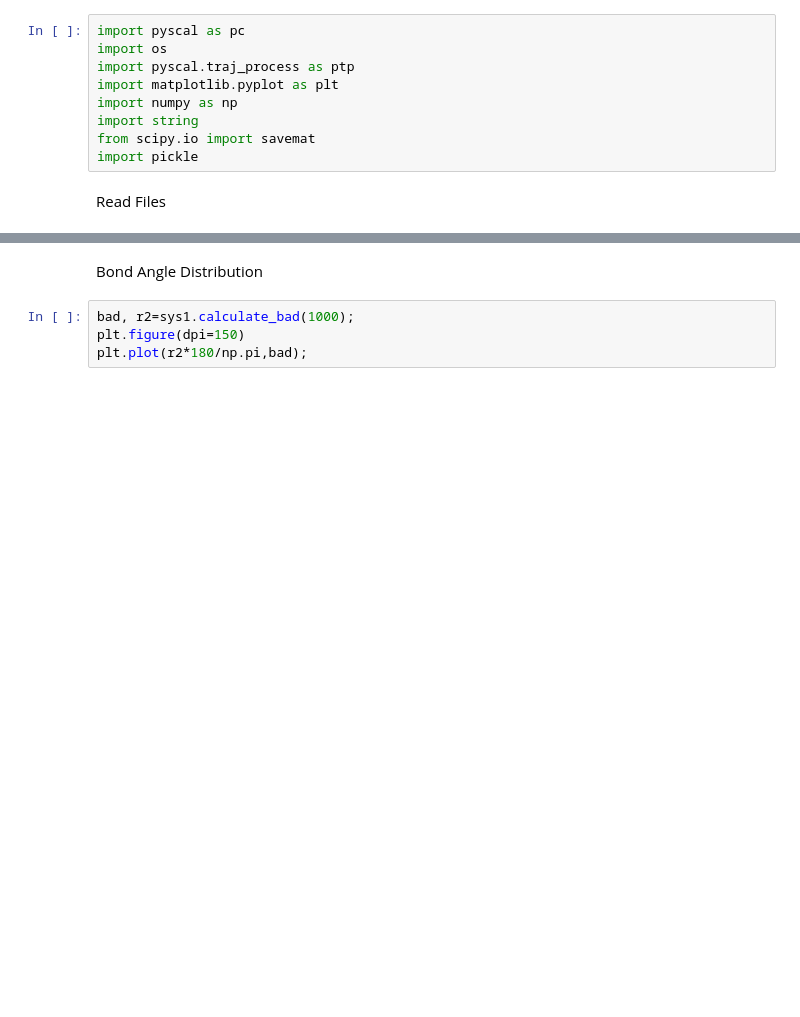
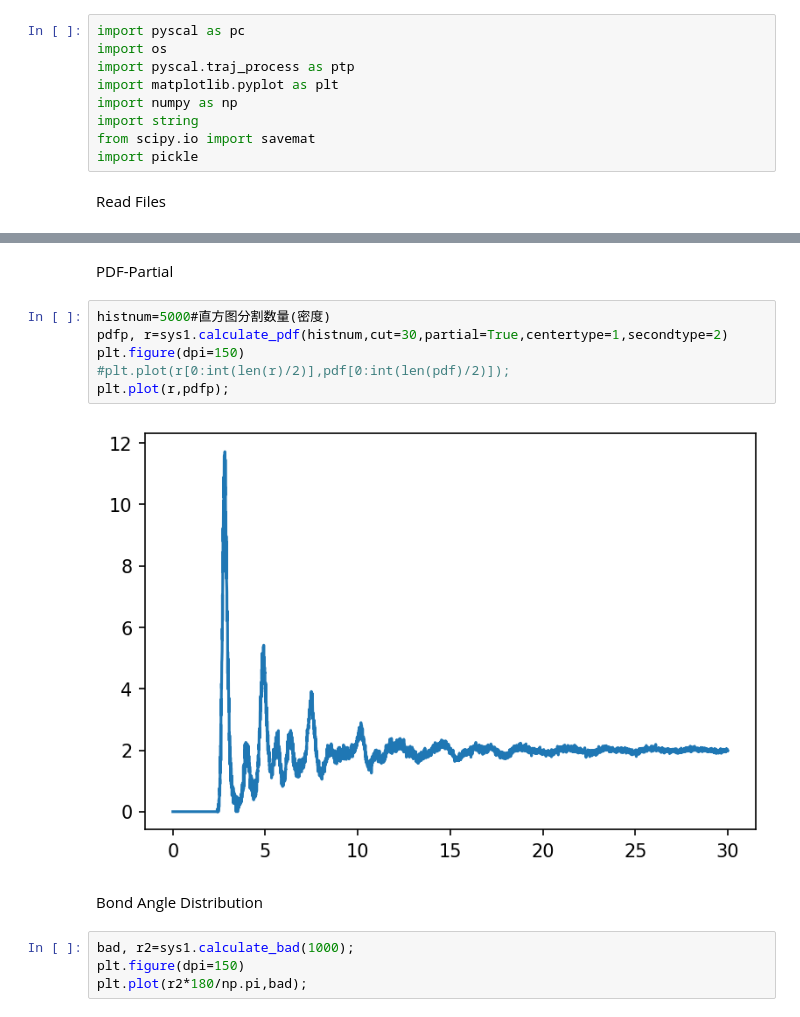
Before and after one commit to bgbaizh/GlassViewer, a Jupyter notebook: glassviewer/glassviewer.ipynb, the cells around one changed output, grey strips where cells are left out. Saved outputs shown, nothing was run; the diff lists cells and outputs as text; blank space fills up the shorter version.

```diff
--- a/glassviewer/glassviewer.ipynb
+++ b/glassviewer/glassviewer.ipynb
@@ -40,3 +42,13 @@ plt.plot(r,pdf);
+# %% [markdown]
+PDF-Partial
+# %%
+histnum=5000#直方图分割数量(密度)
+pdfp, r=sys1.calculate_pdf(histnum,cut=30,partial=True,centertype=1,secondtype=2)
+plt.figure(dpi=150)
+#plt.plot(r[0:int(len(r)/2)],pdf[0:int(len(pdf)/2)]);
+plt.plot(r,pdfp);
+# %% [output]
+[figure, added]
 # %% [markdown]
 Bond Angle Distribution
 # %%
```
Also changed, not shown: parts of 30 cells of this notebook, 6 other files.
